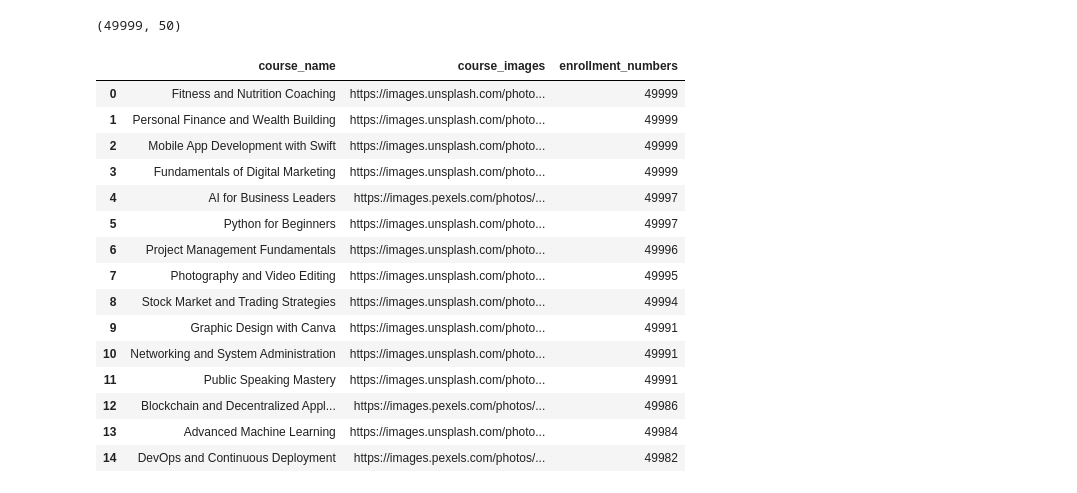
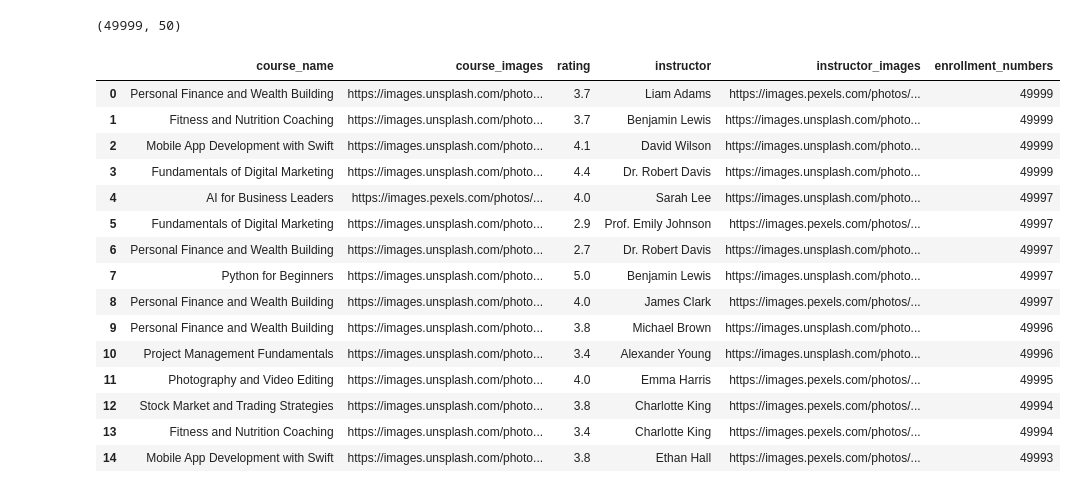
Before and after one commit to Subrat1920/Course-Recommendation, a Jupyter notebook: Notebooks/frequently_brough_courses.ipynb, the cells around one changed output. Saved outputs shown, nothing was run; the diff lists cells and outputs as text; code cells hidden in the pictures.

```diff
--- a/Notebooks/frequently_brough_courses.ipynb
+++ b/Notebooks/frequently_brough_courses.ipynb
@@ -23,22 +23,22 @@ df['enrollment_numbers'].max(), df['enrollment_numbers'].min()
 # %% [output]
 (49999, 50)
 # %%
-top_courses_bought = df.groupby(['course_name', 'course_images'])['enrollment_numbers'].max().sort_values( ascending=False).reset_index()
+top_courses_bought = df.groupby(['course_name', 'course_images','rating', 'instructor', 'instructor_images'])['enrollment_numbers'].max().sort_values( ascending=False).reset_index()
 top_courses_bought.head(15)
 # %% [output]
-|  | course_name | course_images | enrollment_numbers |
-| 0 | Fitness and Nutrition Coaching | https://images.unsplash.com/photo... | 49999 |
-| 1 | Personal Finance and Wealth Building | https://images.unsplash.com/photo... | 49999 |
-| 2 | Mobile App Development with Swift | https://images.unsplash.com/photo... | 49999 |
-| 3 | Fundamentals of Digital Marketing | https://images.unsplash.com/photo... | 49999 |
-| 4 | AI for Business Leaders | https://images.pexels.com/photos/... | 49997 |
-| 5 | Python for Beginners | https://images.unsplash.com/photo... | 49997 |
-| 6 | Project Management Fundamentals | https://images.unsplash.com/photo... | 49996 |
-| 7 | Photography and Video Editing | https://images.unsplash.com/photo... | 49995 |
-| 8 | Stock Market and Trading Strategies | https://images.unsplash.com/photo... | 49994 |
-| 9 | Graphic Design with Canva | https://images.unsplash.com/photo... | 49991 |
-| 10 | Networking and System Administration | https://images.unsplash.com/photo... | 49991 |
-| 11 | Public Speaking Mastery | https://images.unsplash.com/photo... | 49991 |
-| 12 | Blockchain and Decentralized Appl... | https://images.pexels.com/photos/... | 49986 |
-| 13 | Advanced Machine Learning | https://images.unsplash.com/photo... | 49984 |
-| 14 | DevOps and Continuous Deployment | https://images.pexels.com/photos/... | 49982 |
+|  | course_name | course_images | rating | instructor | instructor_images | enrollment_numbers |
+| 0 | Personal Finance and Wealth Building | https://images.unsplash.com/photo... | 3.7 | Liam Adams | https://images.pexels.com/photos/... | 49999 |
+| 1 | Fitness and Nutrition Coaching | https://images.unsplash.com/photo... | 3.7 | Benjamin Lewis | https://images.unsplash.com/photo... | 49999 |
+| 2 | Mobile App Development with Swift | https://images.unsplash.com/photo... | 4.1 | David Wilson | https://images.unsplash.com/photo... | 49999 |
+| 3 | Fundamentals of Digital Marketing | https://images.unsplash.com/photo... | 4.4 | Dr. Robert Davis | https://images.unsplash.com/photo... | 49999 |
+| 4 | AI for Business Leaders | https://images.pexels.com/photos/... | 4.0 | Sarah Lee | https://images.unsplash.com/photo... | 49997 |
+| 5 | Fundamentals of Digital Marketing | https://images.unsplash.com/photo... | 2.9 | Prof. Emily Johnson | https://images.pexels.com/photos/... | 49997 |
+| 6 | Personal Finance and Wealth Building | https://images.unsplash.com/photo... | 2.7 | Dr. Robert Davis | https://images.unsplash.com/photo... | 49997 |
+| 7 | Python for Beginners | https://images.unsplash.com/photo... | 5.0 | Benjamin Lewis | https://images.unsplash.com/photo... | 49997 |
+| 8 | Personal Finance and Wealth Building | https://images.unsplash.com/photo... | 4.0 | James Clark | https://images.pexels.com/photos/... | 49997 |
+| 9 | Personal Finance and Wealth Building | https://images.unsplash.com/photo... | 3.8 | Michael Brown | https://images.unsplash.com/photo... | 49996 |
+| 10 | Project Management Fundamentals | https://images.unsplash.com/photo... | 3.4 | Alexander Young | https://images.unsplash.com/photo... | 49996 |
+| 11 | Photography and Video Editing | https://images.unsplash.com/photo... | 4.0 | Emma Harris | https://images.pexels.com/photos/... | 49995 |
+| 12 | Stock Market and Trading Strategies | https://images.unsplash.com/photo... | 3.8 | Charlotte King | https://images.pexels.com/photos/... | 49994 |
+| 13 | Fitness and Nutrition Coaching | https://images.unsplash.com/photo... | 3.4 | Charlotte King | https://images.pexels.com/photos/... | 49994 |
+| 14 | Mobile App Development with Swift | https://images.unsplash.com/photo... | 3.8 | Ethan Hall | https://images.pexels.com/photos/... | 49993 |
```
Also changed, not shown: 7 other files.
